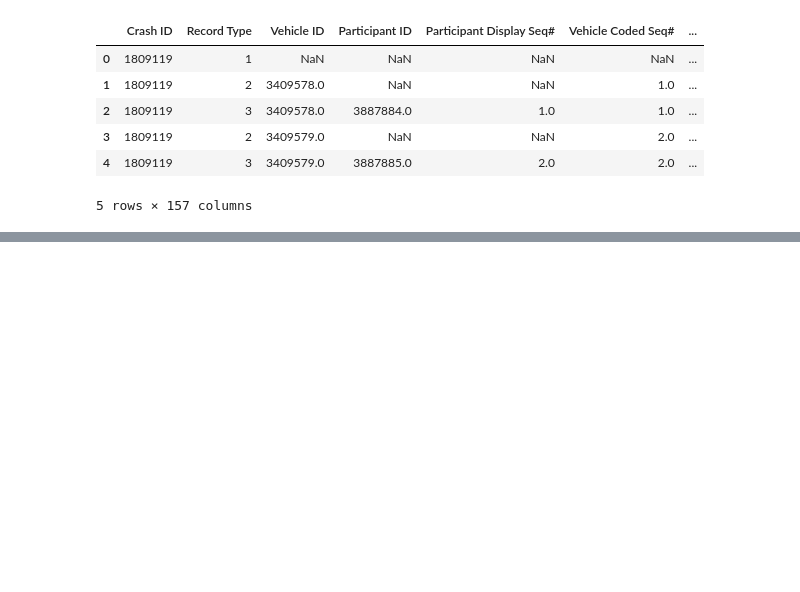
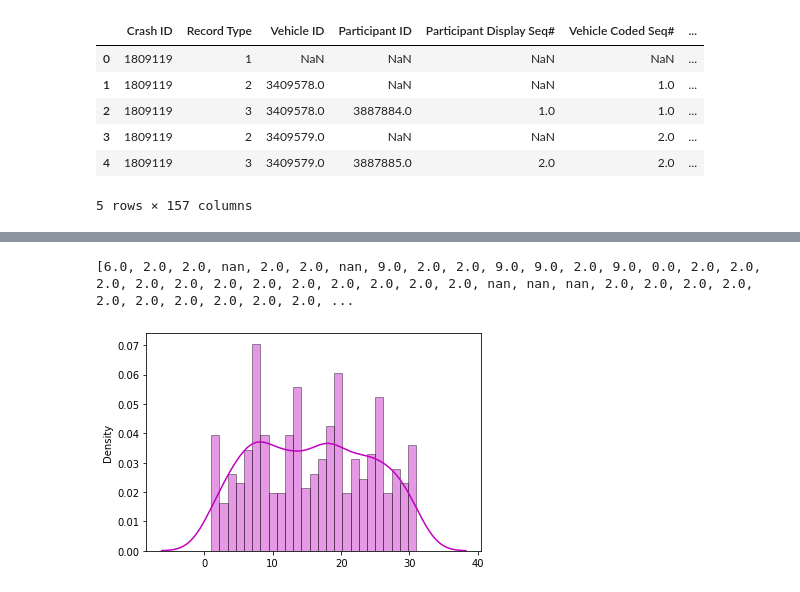
Before and after one commit to forbesmiyasato/dataeng-w21, a Jupyter notebook: Week_4_Data_Validation/Data validation lab.ipynb, the cells around one changed output, grey strips where cells are left out. Cells and saved outputs as stored; diff of their text form; code cells hidden in the pictures; blank space fills up the shorter version.

```diff
--- a/Week_4_Data_Validation/Data validation lab.ipynb
+++ b/Week_4_Data_Validation/Data validation lab.ipynb
@@ -53,0 +110,19 @@ Name: Crash Day, Length: 2739, dtype: bool
+# %%
+# Every crash has a unique Vehicle ID
+vehicleIDMap = {}
+
+for index, row in df.iterrows():
+    if row['Record Type'] == 2:
+        vehicleID = row['Vehicle ID']
+        if vehicleID in vehicleIDMap:
+            print("Index {} has a duplicate vehicle ID".format(index))
+        else:
+            vehicleIDMap[vehicleID] = True
+# %%
+# Every crash participant has a Vehicle ID of a known Vehicle
+
+for index, row in df.iterrows():
+    if row['Record Type'] == 3:
+        vehicleID = row['Vehicle ID']
+        if vehicleID not in vehicleIDMap:
+            print("Index {}, Participant ID {} has an unknown vehicle ID".format(index, row['Participant ID']))
@@ -53,0 +147,30 @@ Name: Crash Day, Length: 2739, dtype: bool
+# %%
+# Every crash vehicle has a Crash ID of a known crash
+
+for index, row in df.iterrows():
+    if row['Record Type'] == 2:
+        crashID = row['Crash ID']
+        if crashID not in crashIDMap:
+            print("Index {}, Vehicle ID {} has an unknown crash ID".format(index, row['Crash ID']))
+# %%
+crashDay = []
+crashMonth = []
+crashAge = []
+for index, row in df.iterrows():
+    if row['Record Type'] == 1:
+        crashDay.append(row['Crash Day'])
+        crashMonth.append(row['Crash Month'])
+    if row['Record Type'] == 3:
+        crashAge.append(row['Age'])
+
+print(crashAge)
+# %% [output]
+[6.0, 2.0, 2.0, nan, 2.0, 2.0, nan, 9.0, 2.0, 2.0, 9.0, 9.0, 2.0, 9.0, 0.0, 2.0, 2.0, 2.0, 2.0, 2.0, 2.0, 2.0, 2.0, 2.0, 2.0, 2.0, 2.0, nan, nan, nan, 2.0, 2.0, 2.0, 2.0, 2.0, 2.0, 2.0, 2.0, 2.0, 2.0, ...
+# %%
+# Crashes are evenly distributed throughout the day
+
+x = crashDay
+ax = sns.distplot(x, hist=True, kde=True, rug=False, color='m', bins=25, hist_kws={'edgecolor':'black'})
+plt.show()
+# %% [output]
+[figure, added]
```
Also changed, not shown: parts of 22 cells of this notebook.
